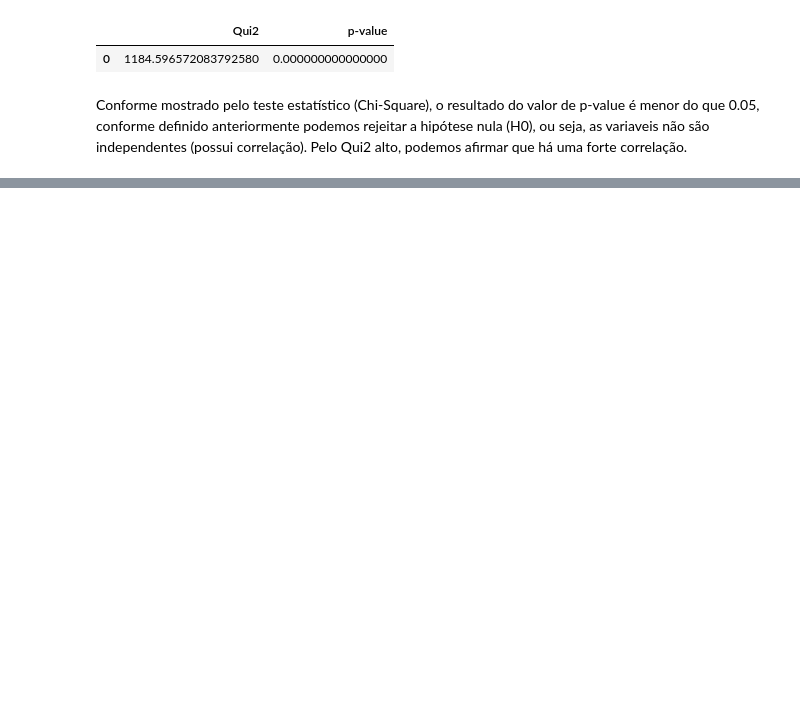
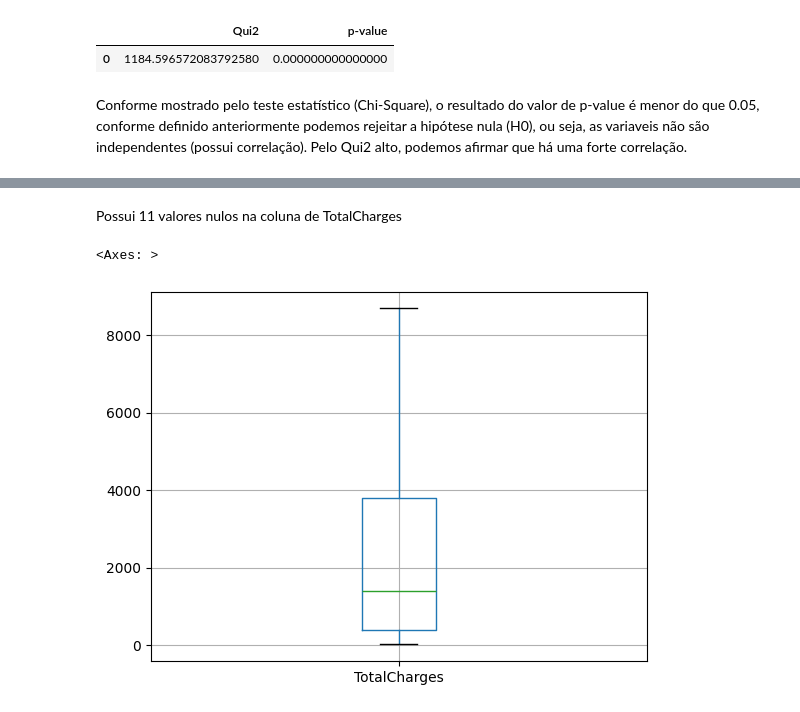
Before and after one commit to icrxz/rocketseat-ai-bootcamp, a Jupyter notebook: eda_telecom/eda_churn.ipynb, the cells around one changed output, grey strips where cells are left out. Cells and saved outputs as stored; diff of their text form; code cells hidden in the pictures; blank space fills up the shorter version.

```diff
--- a/eda_telecom/eda_churn.ipynb
+++ b/eda_telecom/eda_churn.ipynb
@@ -843,0 +962,2 @@ Conforme mostrado pelo teste estatístico (Chi-Square), o resultado do valor de
+# %%
+df_churn['ContratoMensal'] = np.where(df_churn['Contract'] == 'Month-to-month', 'Yes', 'No')
@@ -843,0 +1030,11 @@ Conforme mostrado pelo teste estatístico (Chi-Square), o resultado do valor de
+# %% [markdown]
+Possui 11 valores nulos na coluna de TotalCharges
+# %%
+# Remover linhas com valores nulos
+df_churn.dropna(axis=0, inplace=True)
+# %%
+# Criar gráfico boxplot para identificar valores outliers em TotalCharges
+df_churn.boxplot(column=['TotalCharges'])
+# %% [output]
+<Axes: >
+[figure, added]
```
Also changed, not shown: parts of 72 cells of this notebook, 14 other files.
